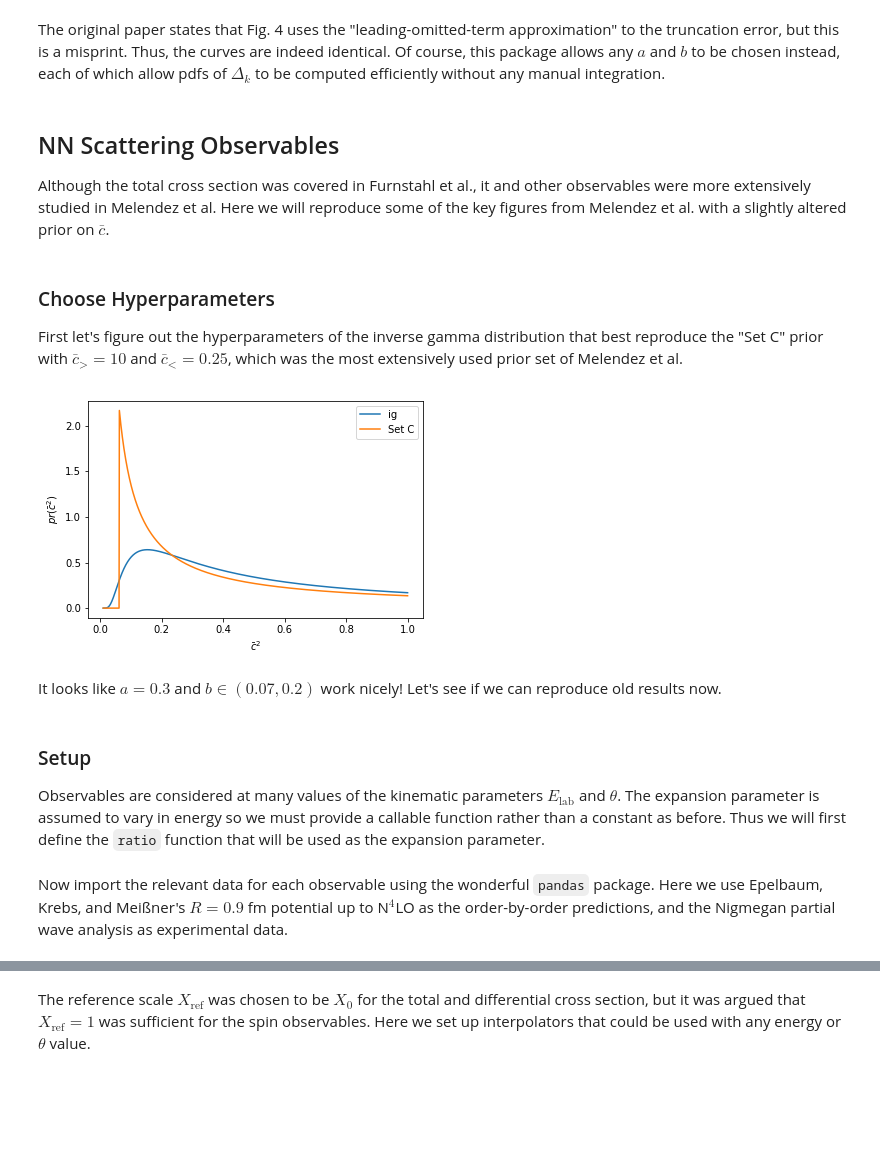
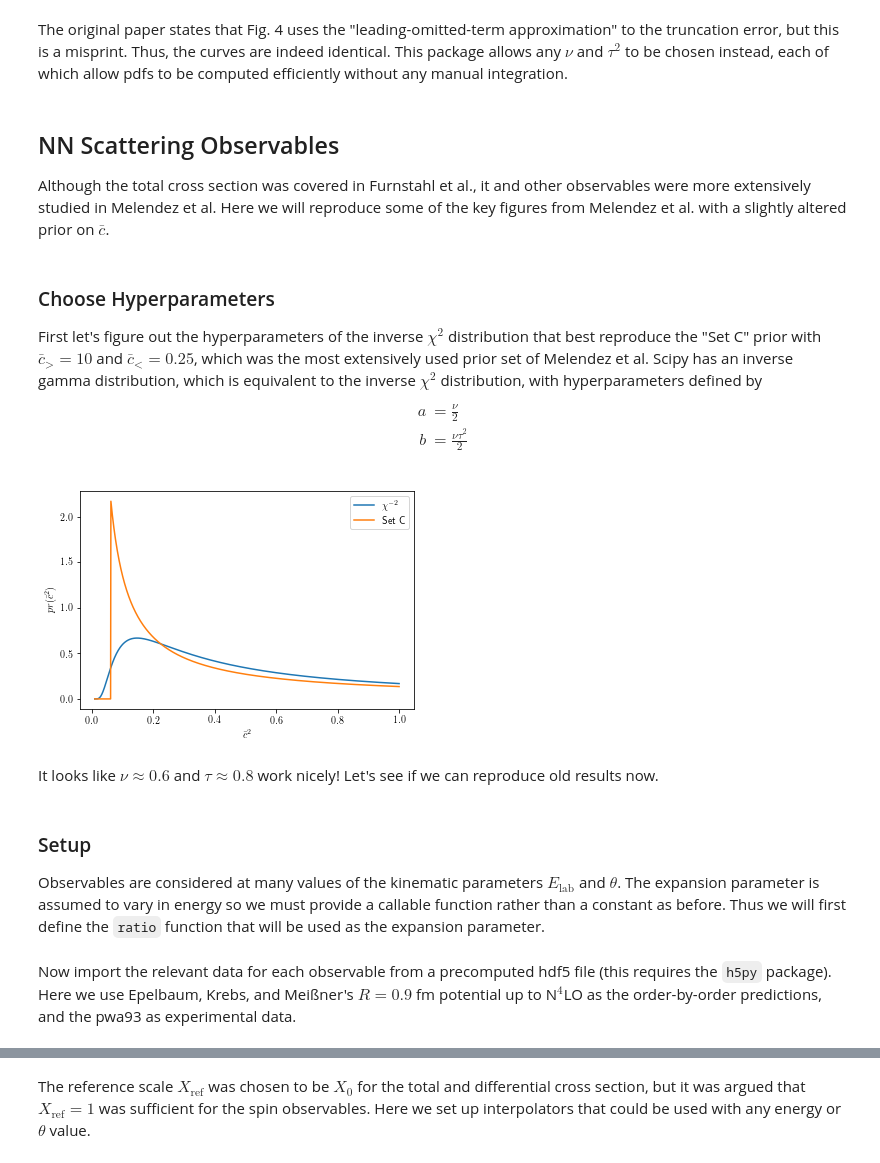
Before and after one commit to buqeye/gsum, a Jupyter notebook: docs/notebooks/truncation_recap.ipynb, the cells around one changed output, grey strips where cells are left out. Cells and saved outputs as stored; diff of their text form; code cells hidden in the pictures; blank space fills up the shorter version.

```diff
--- a/docs/notebooks/truncation_recap.ipynb
+++ b/docs/notebooks/truncation_recap.ipynb
@@ -9,2 +13,4 @@ import scipy as sp
 %matplotlib inline
+# %%
+mpl.rcParams['text.usetex'] = True
 # %% [markdown]
@@ -139,5 +148,5 @@ Compare the above figure with the blue curves from Fig. 4 in Furnstahl et al., r
 # %% [markdown]
-The original paper states that Fig. 4 uses the "leading-omitted-term approximation" to the truncation error, but this is a misprint. Thus, the curves are indeed identical. Of course, this package allows any $a$ and $b$ to be chosen instead, each of which allow pdfs of $\Delta_k$ to be computed efficiently without any manual integration.
+The original paper states that Fig. 4 uses the "leading-omitted-term approximation" to the truncation error, but this is a misprint. Thus, the curves are indeed identical. This package allows any $\nu$ and $\tau^2$ to be chosen instead, each of which allow pdfs to be computed efficiently without any manual integration.
 # %% [markdown]
 ## NN Scattering Observables
 
@@ -146,35 +155,38 @@ Here we will reproduce some of the key figures from Melendez et al. with a sligh
 # %% [markdown]
 ### Choose Hyperparameters
 
-First let's figure out the hyperparameters of the inverse gamma distribution that best reproduce the "Set C" prior with $\bar c_> = 10$ and $\bar c_< = 0.25$, which was the most extensively used prior set of Melendez et al.
+First let's figure out the hyperparameters of the inverse $\chi^2$ distribution that best reproduce the "Set C" prior with $\bar c_> = 10$ and $\bar c_< = 0.25$, which was the most extensively used prior set of Melendez et al.
+Scipy has an inverse gamma distribution, which is equivalent to the inverse $\chi^2$ distribution, with hyperparameters defined by
+\begin{align}
+    a & = \frac{\nu}{2} \\
+    b & = \frac{\nu \tau^2}{2}
+\end{align}
 # %%
-ig = sp.stats.invgamma(a=0.3, scale=0.2)
+df_test = 0.6
+tau_test = 0.8
 
-def f(x):
-    # pr(cbar**2) for set C between 0.25 and 10
-    if 0.25 <= np.sqrt(x) <= 10:
-        return 1/(2 * np.log(10/0.25) * x)
-    else:
-        return 0
+a_test = df_test/2.
+b_test = df_test * tau_test**2 / 2
+ig = sp.stats.invgamma(a=a_test, scale=b_test)
+
+
+def cbar_sq_prior_melendez_etal(x, lower, upper):
+    # pr(cbar**2) for set C
+    return np.where((lower <= x) & (x <= upper), 1 / (np.log(upper / lower) * x), 0.)
 
 cbarsq = np.linspace(0.1**2, 1, 1000)
-ar = np.array([f(i) for i in cbarsq])
-
-# plt.semilogy(cbarsq, ig.pdf(cbarsq), label='ig')
-# plt.semilogy(cbarsq, ar, label='Set C')
-
-plt.plot(cbarsq, ig.pdf(cbarsq), label='ig')
-plt.plot(cbarsq, ar, label='Set C')
+prior_vals = cbar_sq_prior_melendez_etal(cbarsq, 0.25**2, 10**2)
 
 ax = plt.gca()
+ax.plot(cbarsq, ig.pdf(cbarsq), label=r'$\chi^{-2}$')
+ax.plot(cbarsq, prior_vals, label='Set C')
 ax.set_xlabel(r"$\bar c^2$")
 ax.set_ylabel(r"$pr(\bar c^2)$")
-
-plt.legend();
+ax.legend();
 # %% [output]
-[figure, old version]
+[figure, new version]
 # %% [markdown]
-It looks like $a = 0.3$ and $b \in (0.07, 0.2)$ work nicely! Let's see if we can reproduce old results now.
+It looks like $\nu \approx 0.6$ and $\tau \approx 0.8$ work nicely! Let's see if we can reproduce old results now.
 # %% [markdown]
 ### Setup
 
@@ -228,5 +240,5 @@ def ratio(X, Lambda_b):
     '''Assume energies are in the first column of X'''
     return Q_approx(X[:, 0], Lambda_b, interaction='np').ravel()
 # %% [markdown]
-Now import the relevant data for each observable using the wonderful ``pandas`` package.
-Here we use Epelbaum, Krebs, and Meißner's $R=0.9$ fm potential up to N$^4$LO as the order-by-order predictions, and the Nigmegan partial wave analysis as experimental data.
+Now import the relevant data for each observable from a precomputed hdf5 file (this requires the `h5py` package).
+Here we use Epelbaum, Krebs, and Meißner's $R=0.9$ fm potential up to N$^4$LO as the order-by-order predictions, and the pwa93 as experimental data.
```
Also changed, not shown: parts of 32 cells of this notebook.
